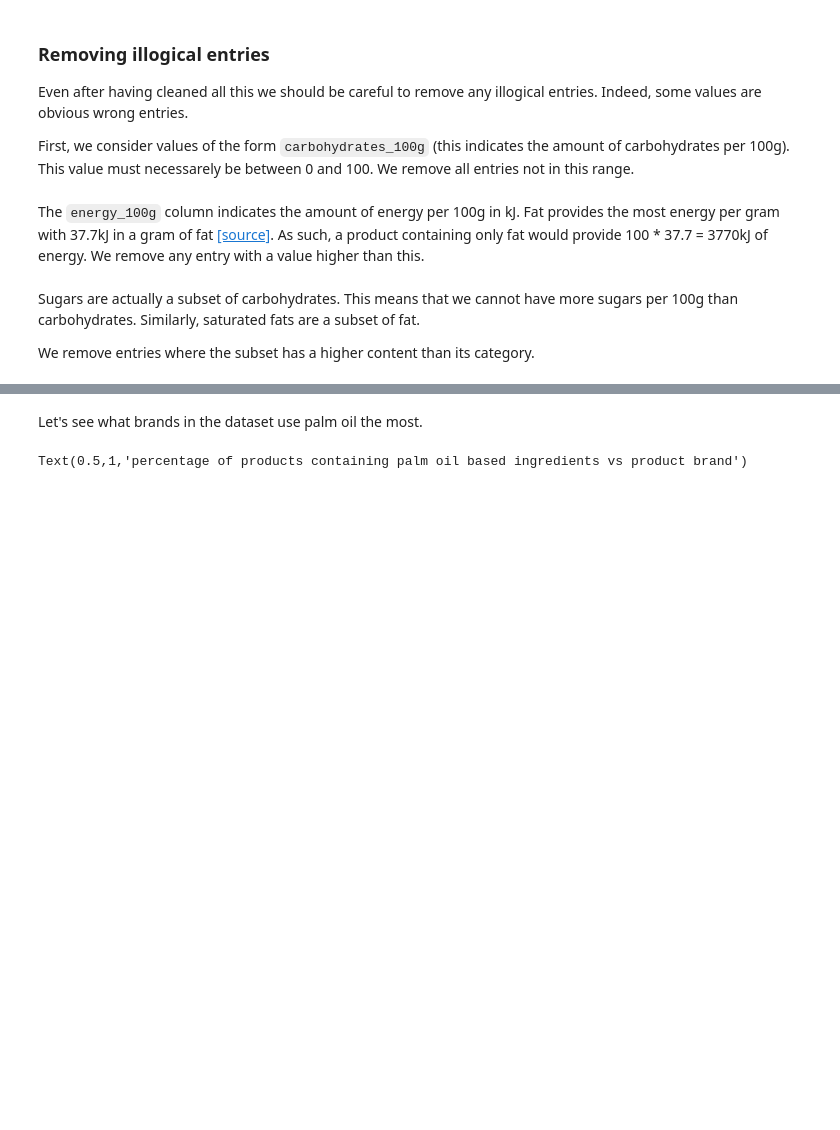
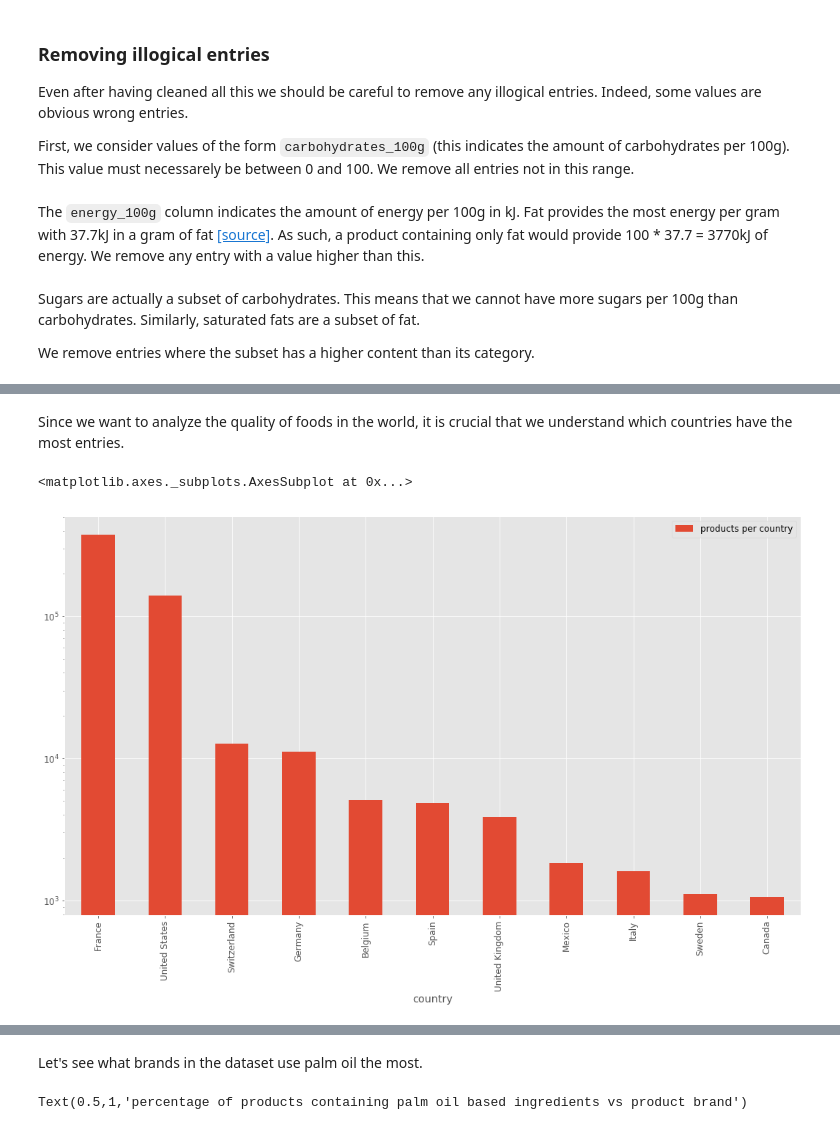
Before and after one commit to lbasseto/meyran-open-food-facts, a Jupyter notebook: Data PreProcessing.ipynb, the cells around one changed output, grey strips where cells are left out. Drawn from its saved outputs; the diff is of its cells as text; code cells hidden in the pictures; blank space fills up the shorter version.

```diff
--- a/Data PreProcessing.ipynb
+++ b/Data PreProcessing.ipynb
@@ -419,0 +483,8 @@ df = df[df['saturated-fat_100g'] <= df['fat_100g']]
+# %% [markdown]
+Since we want to analyze the quality of foods in the world, it is crucial that we understand which countries have the most entries.
+# %%
+entries_per_country = group_by_country_and_aggregate(df, lambda x: 1, "products per country", np.sum, 1000)
+entries_per_country.plot.bar(logy=True)
+# %% [output]
+<matplotlib.axes._subplots.AxesSubplot at 0x...>
+[figure, added]
```
Also changed, not shown: parts of 26 cells of this notebook, 2 other files.
